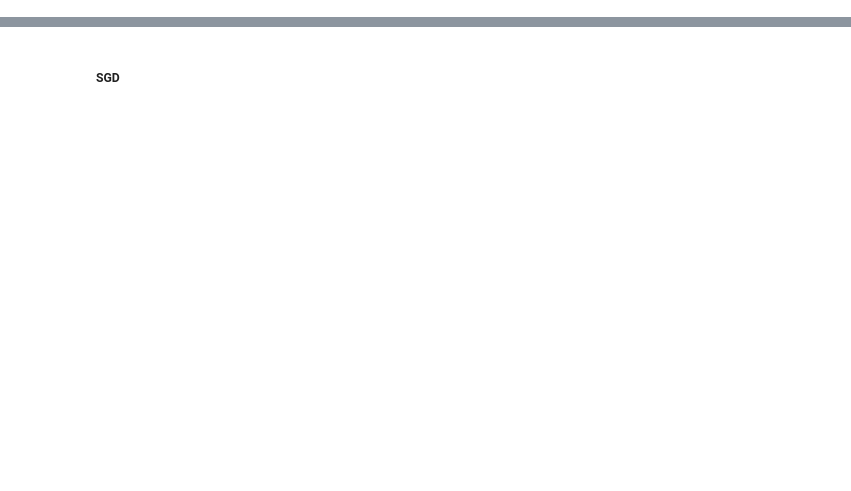
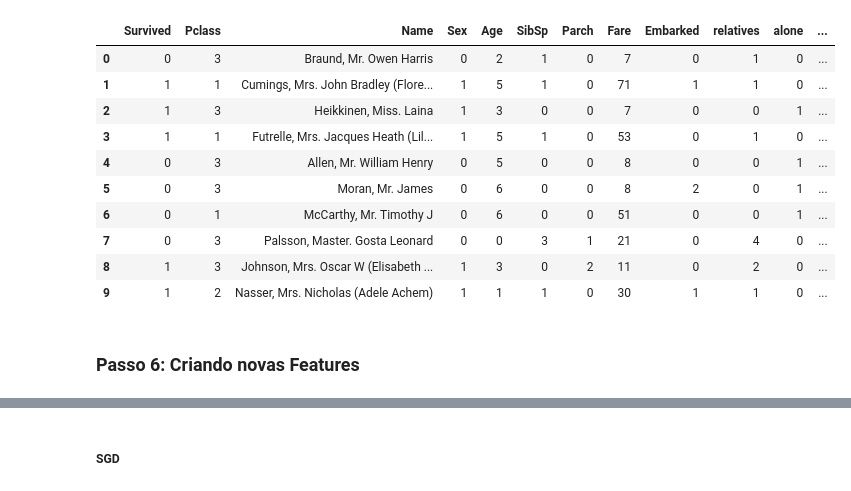
Before and after one commit to BrenoDPS/titanic, a Jupyter notebook: notebooks/titanic.ipynb, the cells around one changed output, grey strips where cells are left out. Saved outputs shown, nothing was run; the diff lists cells and outputs as text; code cells hidden in the pictures; blank space fills up the shorter version.

```diff
--- a/notebooks/titanic.ipynb
+++ b/notebooks/titanic.ipynb
@@ -390,0 +331,3 @@ X_test  = test_df.drop("PassengerId", axis=1).copy()
+# %%
+train_val = train_val.drop(['Ticket'], axis=1)
+test_df = test_df.drop(['Ticket'], axis=1)
@@ -390,0 +368,15 @@ X_test  = test_df.drop("PassengerId", axis=1).copy()
+# %%
+# Fare
+train_val.head(10)
+# %% [output]
+|  | Survived | Pclass | Name | Sex | Age | SibSp | Parch | Fare | Embarked | relatives | alone | ... |
+| 0 | 0 | 3 | Braund, Mr. Owen Harris | 0 | 2 | 1 | 0 | 7 | 0 | 1 | 0 | ... |
+| 1 | 1 | 1 | Cumings, Mrs. John Bradley (Flore... | 1 | 5 | 1 | 0 | 71 | 1 | 1 | 0 | ... |
+| 2 | 1 | 3 | Heikkinen, Miss. Laina | 1 | 3 | 0 | 0 | 7 | 0 | 0 | 1 | ... |
+| 3 | 1 | 1 | Futrelle, Mrs. Jacques Heath (Lil... | 1 | 5 | 1 | 0 | 53 | 0 | 1 | 0 | ... |
+| 4 | 0 | 3 | Allen, Mr. William Henry | 0 | 5 | 0 | 0 | 8 | 0 | 0 | 1 | ... |
+| 5 | 0 | 3 | Moran, Mr. James | 0 | 6 | 0 | 0 | 8 | 2 | 0 | 1 | ... |
+| 6 | 0 | 1 | McCarthy, Mr. Timothy J | 0 | 6 | 0 | 0 | 51 | 0 | 0 | 1 | ... |
+| 7 | 0 | 3 | Palsson, Master. Gosta Leonard | 0 | 0 | 3 | 1 | 21 | 0 | 4 | 0 | ... |
+| 8 | 1 | 3 | Johnson, Mrs. Oscar W (Elisabeth ... | 1 | 3 | 0 | 2 | 11 | 0 | 2 | 0 | ... |
+| 9 | 1 | 2 | Nasser, Mrs. Nicholas (Adele Achem) | 1 | 1 | 1 | 0 | 30 | 1 | 1 | 0 | ... |
@@ -390,0 +395,2 @@ X_test  = test_df.drop("PassengerId", axis=1).copy()
+# %% [markdown]
+### Passo 6: Criando novas Features
```
Also changed, not shown: parts of 225 cells of this notebook.
